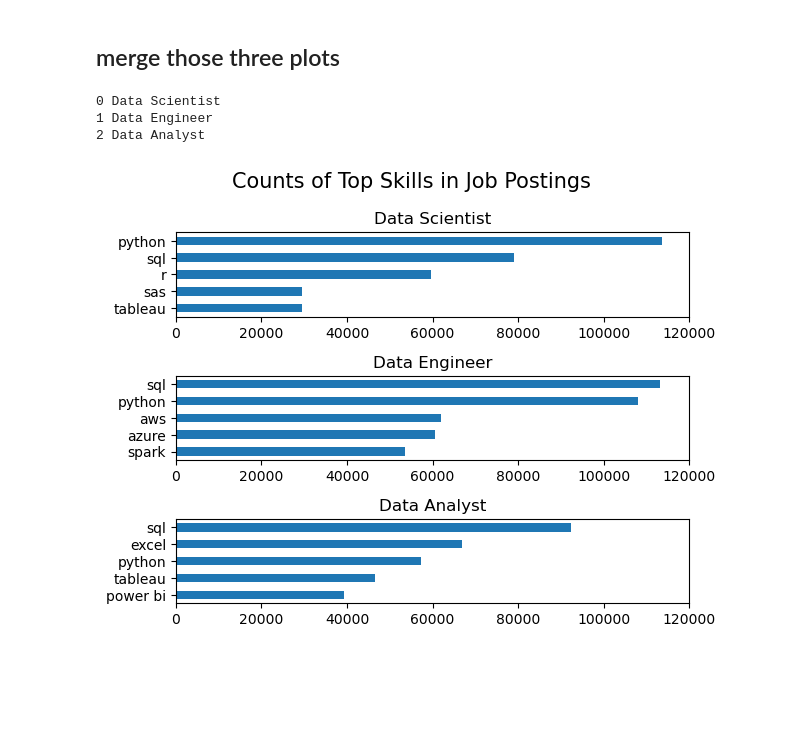
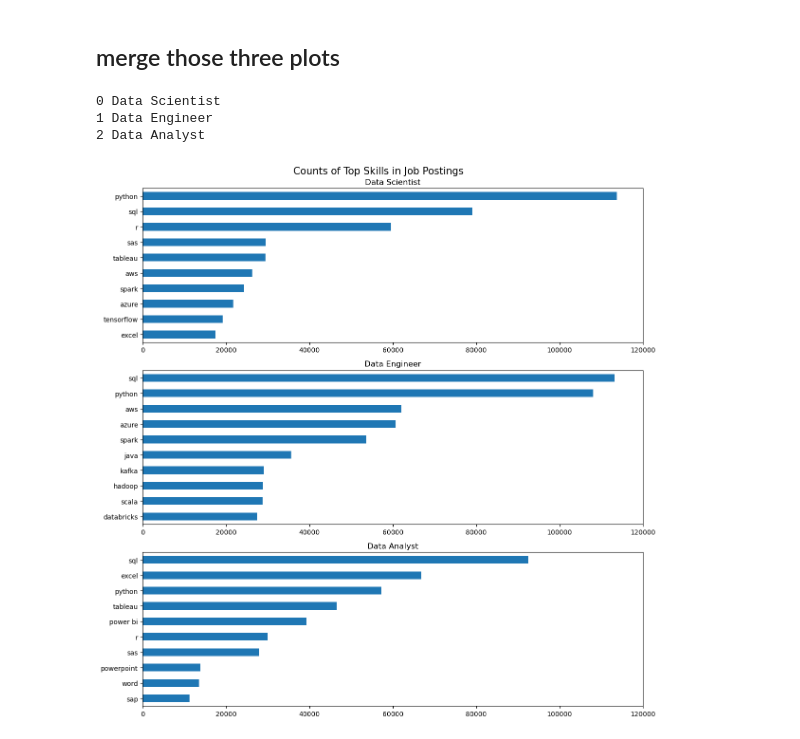
Before and after one commit to Mina-Makram-001/2_Project_analysis_001, a Jupyter notebook: 2_advanced/13_matplotlib_format_charts.ipynb, the cells around one changed output. Drawn from its saved outputs; the diff is of its cells as text; code cells hidden in the pictures; blank space fills up the shorter version.

```diff
--- a/2_advanced/13_matplotlib_format_charts.ipynb
+++ b/2_advanced/13_matplotlib_format_charts.ipynb
@@ -181,28 +164,28 @@ plt.show()
 # %%
 job_titles = ['Data Scientist', 'Data Engineer', 'Data Analyst']
 # %%
-fig, ax = plt.subplots(3, 1)
+fig, ax = plt.subplots(3, 1, figsize=(12, 12))
 
 for i, job_title in enumerate(job_titles):
     print(i, job_title)
-    df_plot = df_skills_count[df_skills_count['job_title_short'] == job_title].head(5)
+    df_plot = df_skills_count[df_skills_count['job_title_short'] == job_title].head(10)
     df_plot.plot(kind='barh', x='job_skills', y='skill_count', ax=ax[i], title=job_title)
     ax[i].invert_yaxis()
     ax[i].set_ylabel('')
     ax[i].legend().set_visible(False)
     ax[i].set_xlim(0, 120000)
 
 fig.suptitle('Counts of Top Skills in Job Postings', fontsize=15)
 fig.tight_layout()
 
 #✅ Why use enumerate?
 #Because sometimes you need both:
 #the position (index)
 #the item itself
 #If you don’t need the index, just loop normally.
 #If you need both, use enumerate.
 # %% [output]
 0 Data Scientist
 1 Data Engineer
 2 Data Analyst
-[figure, old version]
+[figure, new version]
```
Also changed, not shown: parts of 2 cells of this notebook, 6 other files.
